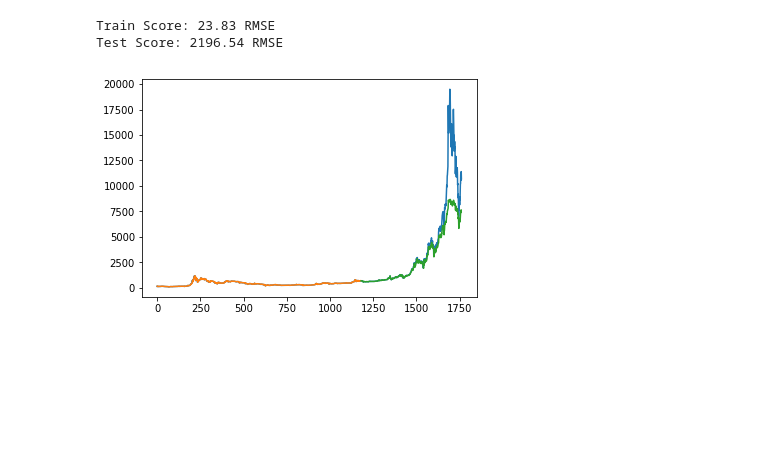
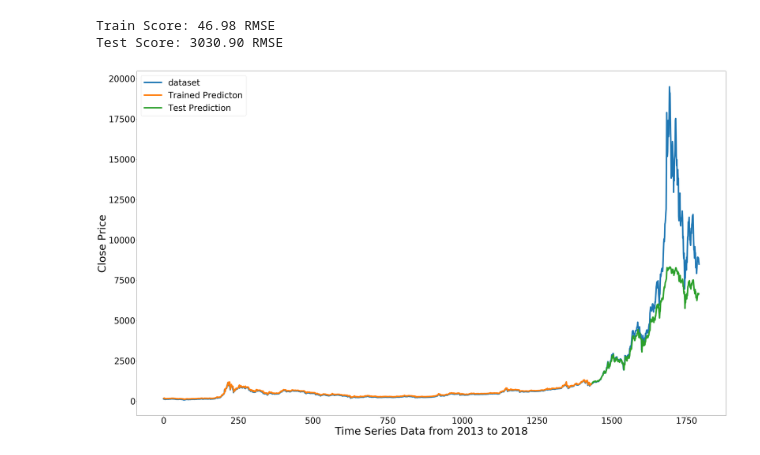
Before and after one commit to sabbirahmad/cryptocurrency-analysis, a Jupyter notebook: LSTM.ipynb, the cells around one changed output. Saved outputs shown, nothing was run; the diff lists cells and outputs as text; code cells hidden in the pictures; blank space fills up the shorter version.

```diff
--- a/LSTM.ipynb
+++ b/LSTM.ipynb
@@ -78,7 +99,7 @@ scaler = MinMaxScaler(feature_range=(0, 1))
 dataset = scaler.fit_transform(dataset)
 # %%
 # split into train and test sets
-train_size = int(len(dataset) * 0.67)
+train_size = int(len(dataset) * 0.80)
 test_size = len(dataset) - train_size
 train, test = dataset[0:train_size,:], dataset[train_size:len(dataset),:]
 print(len(train), len(test))
@@ -105,8 +126,9 @@ testX = numpy.reshape(testX, (testX.shape[0], 1, testX.shape[1]))
 # %%
 # create and fit the LSTM network
 model = Sequential()
-model.add(LSTM(1, input_shape=(1, look_back)))
+model.add(LSTM(4, activation='tanh', input_shape=(1, look_back)))
 model.add(Dense(1))
+
 model.compile(loss='mean_squared_error', optimizer='adam')
 model.fit(trainX, trainY, epochs=100, batch_size=1, verbose=2)
 # %% [output]
@@ -143,21 +165,29 @@ print('Train Score: %.2f RMSE' % (trainScore))
 testScore = math.sqrt(mean_squared_error(testY[0], testPredict[:,0]))
 print('Test Score: %.2f RMSE' % (testScore))
 # %% [output]
-Train Score: 23.83 RMSE
-Test Score: 2196.54 RMSE
+Train Score: 46.98 RMSE
+Test Score: 3030.90 RMSE
 # %%
+
 # shift train predictions for plotting
 trainPredictPlot = numpy.empty_like(dataset)
 trainPredictPlot[:, :] = numpy.nan
 trainPredictPlot[look_back:len(trainPredict)+look_back, :] = trainPredict
 # shift test predictions for plotting
 testPredictPlot = numpy.empty_like(dataset)
 testPredictPlot[:, :] = numpy.nan
 testPredictPlot[len(trainPredict)+(look_back*2)+1:len(dataset)-1, :] = testPredict
 # plot baseline and predictions
-plt.plot(scaler.inverse_transform(dataset))
-plt.plot(trainPredictPlot)
-plt.plot(testPredictPlot)
+plt.figure(figsize=(50,30))
+plt.tick_params(axis='both', which='major', labelsize=40)
+plt.tick_params(axis='both', which='minor', labelsize=40)
+
+a = plt.plot(scaler.inverse_transform(dataset), label='dataset', linewidth=7.0)
+b = plt.plot(trainPredictPlot, label='Trained Predicton', linewidth=7.0)
+c = plt.plot(testPredictPlot, label='Test Prediction', linewidth=7.0)
+plt.legend(loc=2, prop={'size': 40}, labels=["dataset",'Trained Predicton','Test Prediction'])
+plt.ylabel('Close Price', fontsize=50)
+plt.xlabel('Time Series Data from 2013 to 2018', fontsize=50)
 plt.show()
 # %% [output]
-[figure, old version]
+[figure, new version]
```
Also changed, not shown: parts of 6 cells of this notebook, 7 other files.
